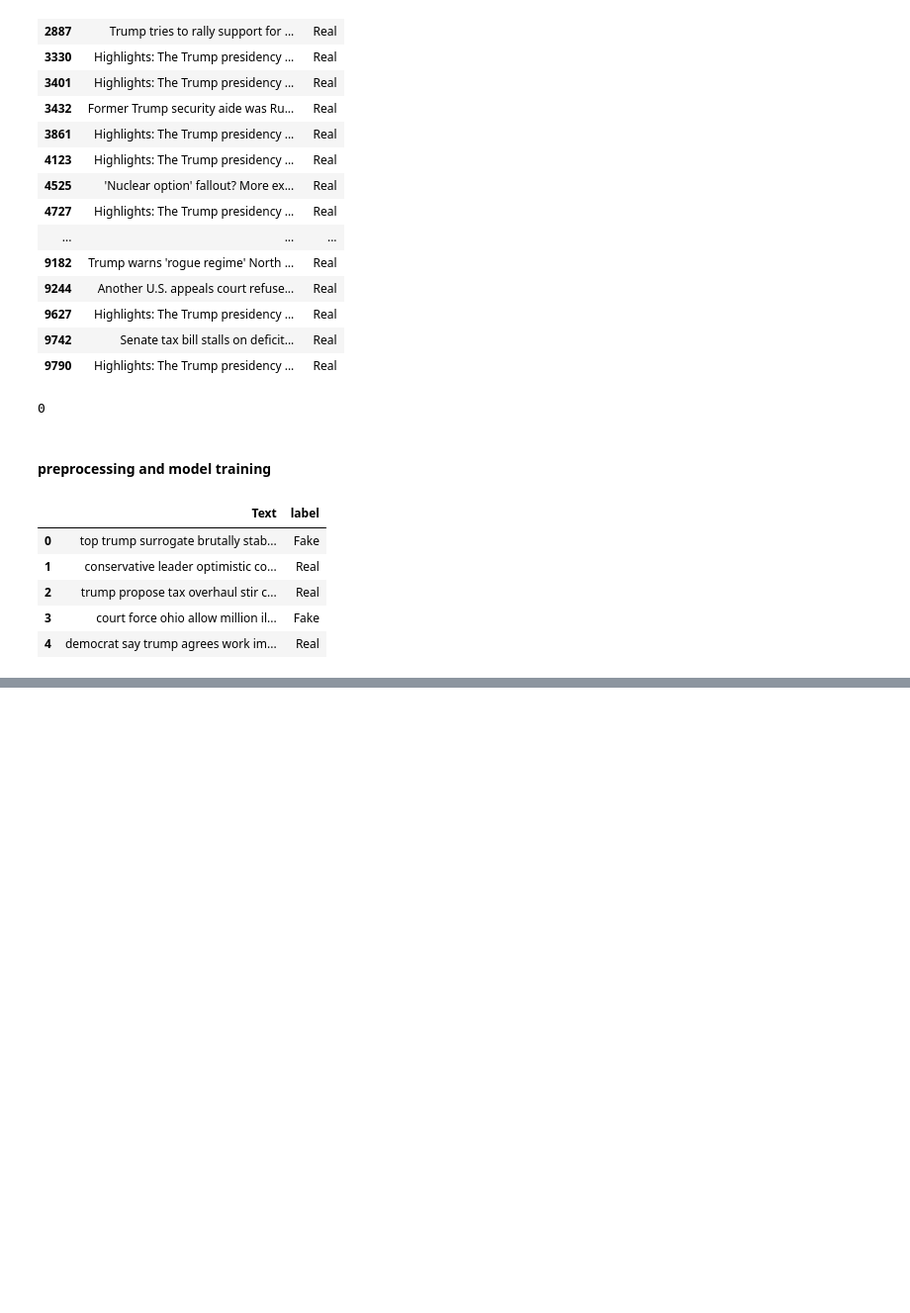
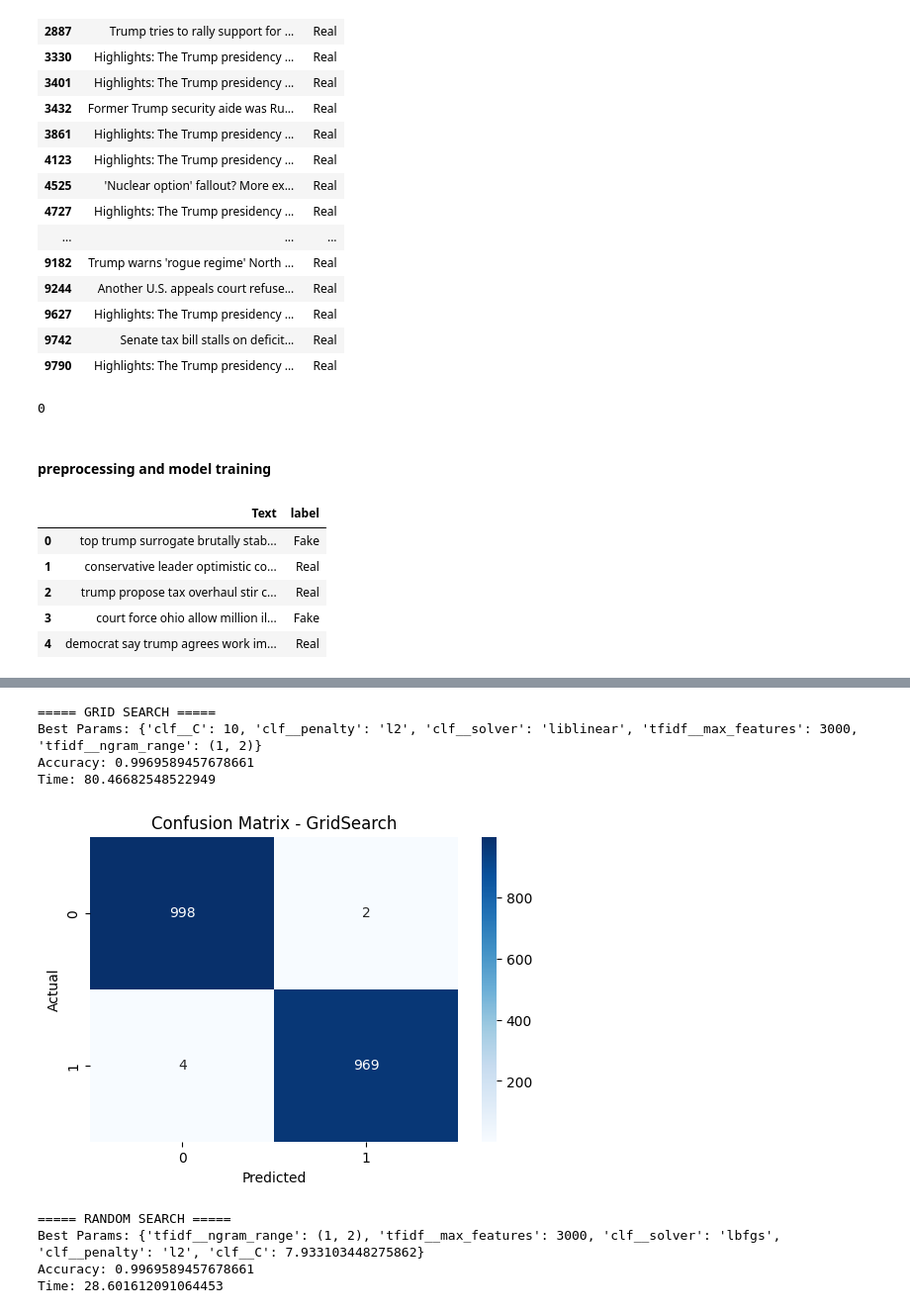
Before and after one commit to isaifullah/Intern_at_Hasnain_Karimain_Software_House, a Jupyter notebook: hyperparameter_tuning/hyperparameter_tuning.ipynb, the cells around one changed output, grey strips where cells are left out. Shown at 99% size. Drawn from its saved outputs; the diff is of its cells as text; code cells hidden in the pictures; blank space fills up the shorter version.

```diff
--- a/hyperparameter_tuning/hyperparameter_tuning.ipynb
+++ b/hyperparameter_tuning/hyperparameter_tuning.ipynb
@@ -422,0 +245,5 @@ Prediction (Tuned Model): Fake
+# %%
+pipeline = Pipeline([
+    ('tfidf', TfidfVectorizer()),
+    ('clf', LogisticRegression(max_iter=1000))
+])
@@ -422,0 +276,73 @@ Prediction (Tuned Model): Fake
+# %%
+# ================= GRID SEARCH =================
+grid_params = {
+    'tfidf__max_features': [3000, 5000],
+    'tfidf__ngram_range': [(1,1), (1,2)],
+    'clf__C': [0.1, 1, 10],
+    'clf__solver': ['liblinear', 'lbfgs'],
+    'clf__penalty': ['l2']   # safe for both solvers
+}
+
+grid = GridSearchCV(pipeline, grid_params, cv=3, n_jobs=-1)
+
+start = time.time()
+grid.fit(X_train, y_train)
+grid_time = time.time() - start
+
+grid_preds = grid.predict(X_test)
+grid_acc = accuracy_score(y_test, grid_preds)
+
+print("\n===== GRID SEARCH =====")
+print("Best Params:", grid.best_params_)
+print("Accuracy:", grid_acc)
+print("Time:", grid_time)
+# %% [output]
+===== GRID SEARCH =====
+Best Params: {'clf__C': 10, 'clf__penalty': 'l2', 'clf__solver': 'liblinear', 'tfidf__max_features': 3000, 'tfidf__ngram_range': (1, 2)}
+Accuracy: 0.9969589457678661
+Time: 80.46682548522949
+# %%
+# Confusion Matrix - Grid Search
+plt.figure(figsize=(6,4))
+sns.heatmap(confusion_matrix(y_test, grid_preds), annot=True, fmt='d', cmap='Blues')
+plt.title("Confusion Matrix - GridSearch")
+plt.xlabel("Predicted")
+plt.ylabel("Actual")
+plt.show()
+# %% [output]
+[figure, added]
+# %%
+# ================= RANDOM SEARCH =================
+random_params = {
+    'tfidf__max_features': [2000, 3000, 5000],
+    'tfidf__ngram_range': [(1,1), (1,2)],
+    'clf__C': np.linspace(0.01, 10, 30),
+    'clf__solver': ['liblinear', 'lbfgs'],
+    'clf__penalty': ['l2']
+}
+
+random = RandomizedSearchCV(
+    pipeline,
+    random_params,
+    n_iter=10,
+    cv=3,
+    random_state=42,
+    n_jobs=-1
+)
+
+start = time.time()
+random.fit(X_train, y_train)
+random_time = time.time() - start
+
+random_preds = random.predict(X_test)
+random_acc = accuracy_score(y_test, random_preds)
+
+print("\n===== RANDOM SEARCH =====")
+print("Best Params:", random.best_params_)
+print("Accuracy:", random_acc)
+print("Time:", random_time)
+# %% [output]
+===== RANDOM SEARCH =====
+Best Params: {'tfidf__ngram_range': (1, 2), 'tfidf__max_features': 3000, 'clf__solver': 'lbfgs', 'clf__penalty': 'l2', 'clf__C': 7.933103448275862}
+Accuracy: 0.9969589457678661
+Time: 28.601612091064453
```
Also changed, not shown: parts of 17 cells of this notebook, 1 other file.
